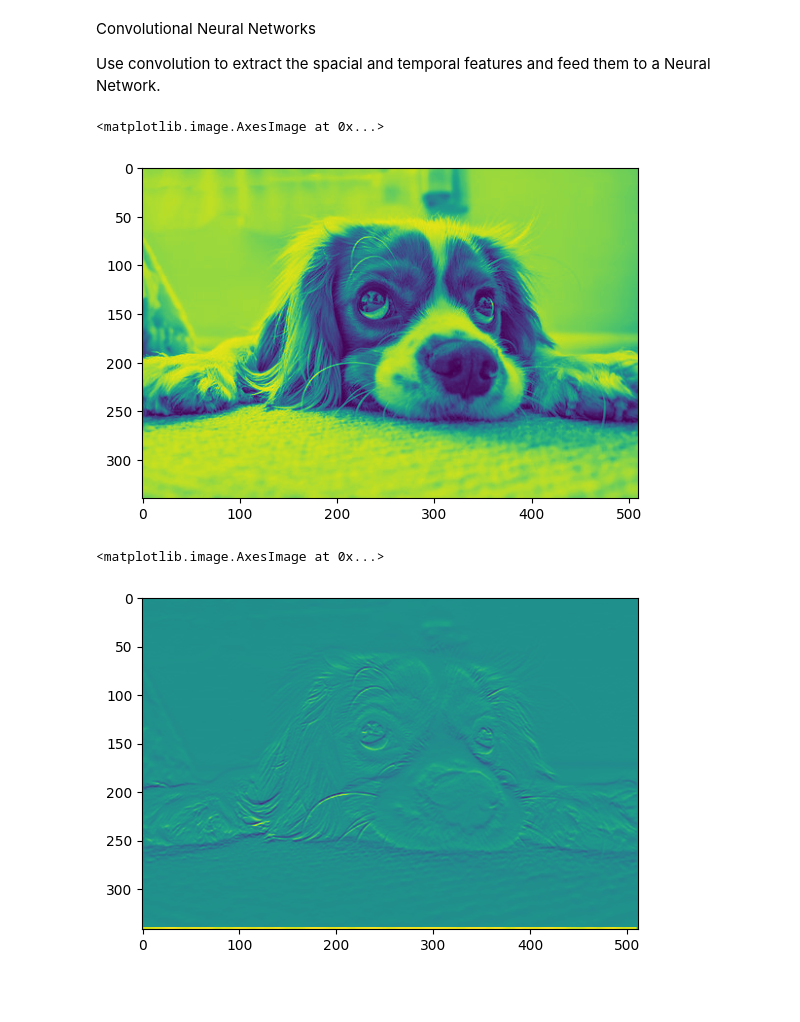
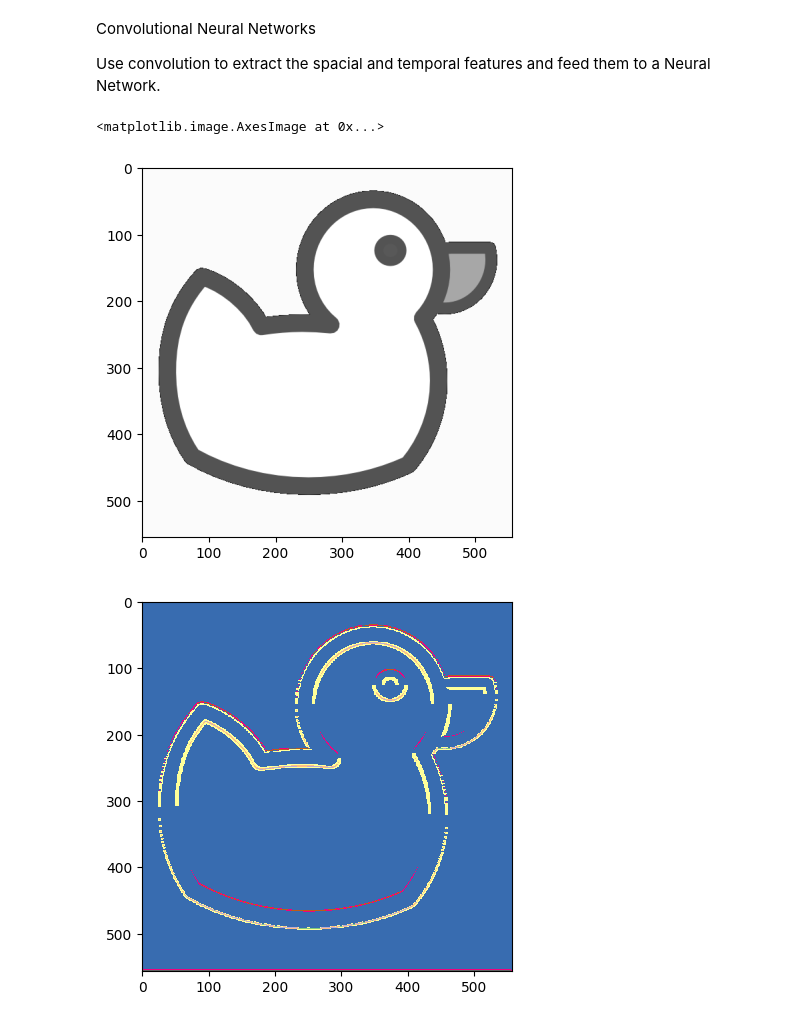
Before and after one commit to Nimitt-nim/MachineLearning, a Jupyter notebook: ConvolutionalNeuralNetworks.ipynb, the cells around one changed output. Saved outputs shown, nothing was run; the diff lists cells and outputs as text; code cells hidden in the pictures; blank space fills up the shorter version.

```diff
--- a/ConvolutionalNeuralNetworks.ipynb
+++ b/ConvolutionalNeuralNetworks.ipynb
@@ -12,12 +12,12 @@ import numpy as np
 def convolve(kernel, X):
     return sp.signal.convolve2d(kernel,X)
 # %%
-X = plt.imread("Datasets/puppy.jpg")
+X = plt.imread("Datasets/duck.png")
 X = np.mean(X,-1)
 plt.imshow(X)
 # %% [output]
 <matplotlib.image.AxesImage at 0x...>
-[figure, old version]
+[figure, new version]
 # %%
 # Convolving filter
 
@@ -36,6 +36,6 @@ kernel[2][2] = 1
 filtered_image = convolve(kernel,X)
 # %%
 plt.imshow(filtered_image)
+plt.set_cmap('Accent')
 # %% [output]
-<matplotlib.image.AxesImage at 0x...>
-[figure, old version]
+[figure, new version]
```
Also changed, not shown: 1 other file.
